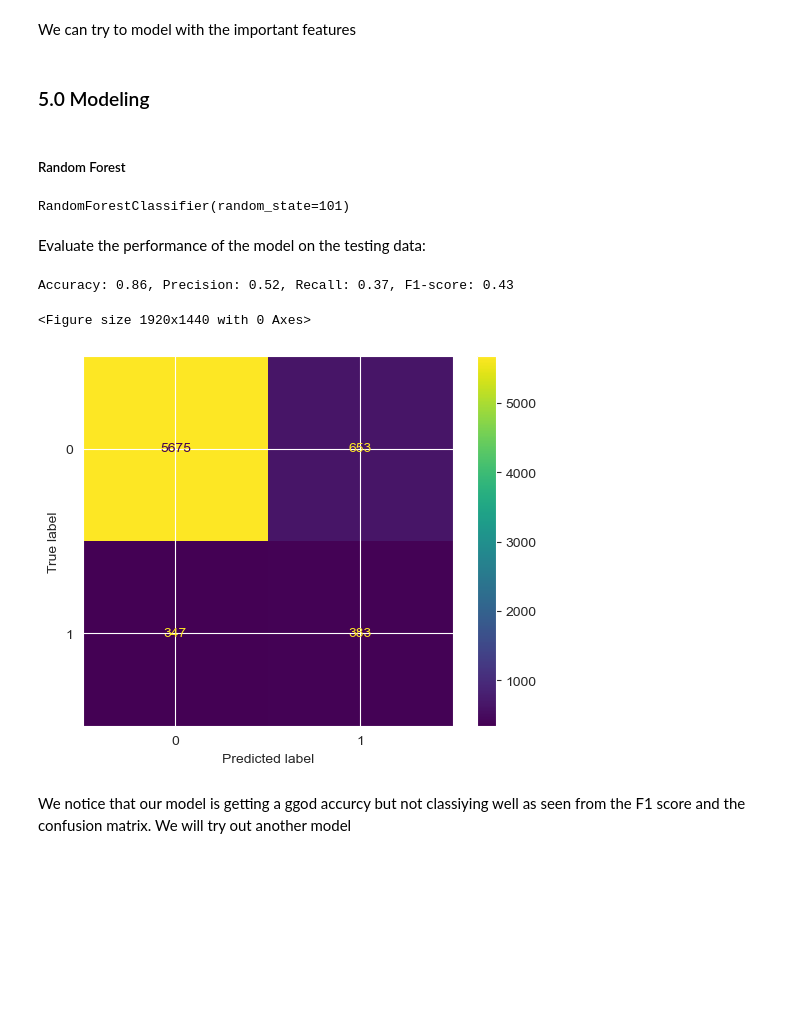
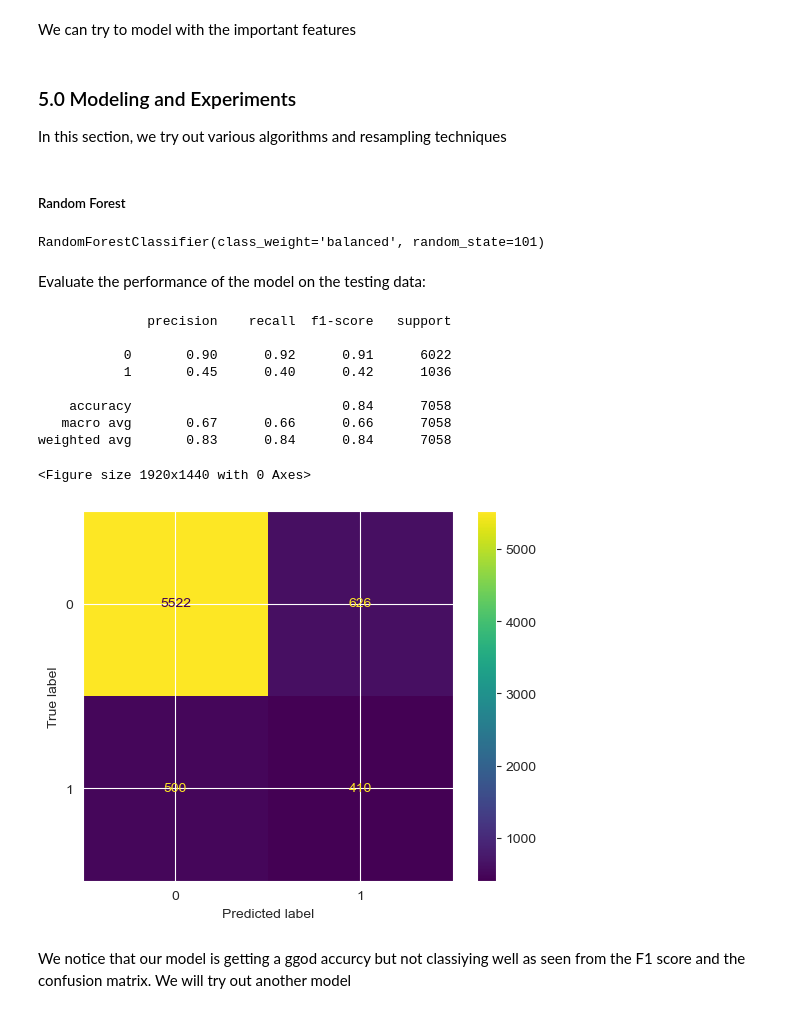
Before and after one commit to penina26/financial-inclusion-africa, a Jupyter notebook: index.ipynb, the cells around one changed output. Saved outputs shown, nothing was run; the diff lists cells and outputs as text; code cells hidden in the pictures; blank space fills up the shorter version.

```diff
--- a/index.ipynb
+++ b/index.ipynb
@@ -901,37 +901,40 @@ X_test_selected = sfm.transform(X_test)
 # %% [markdown]
 We can try to model with the important features
 # %% [markdown]
-### 5.0 Modeling
+### 5.0 Modeling and Experiments
+
+In this section, we try out various algorithms and resampling techniques
 # %% [markdown]
 ##### Random Forest
 # %%
 # Create a random forest model model
-rfc = RandomForestClassifier(n_estimators=100, random_state=101)
+rfc = RandomForestClassifier(n_estimators=100, random_state=101, class_weight='balanced')
 # Fit the model to the training data using the selected features
 rfc.fit(X_train_selected, y_train)
 # %% [output]
-RandomForestClassifier(random_state=101)
+RandomForestClassifier(class_weight='balanced', random_state=101)
 # %% [markdown]
 Evaluate the performance of the model on the testing data:
 # %%
 # Make predictions on the testing data
-y_pred = rfc.predict(X_test_selected)
+y_pred_rfc = rfc.predict(X_test_selected)
 
-# Calculate accuracy, precision, recall, and F1-score
-accuracy = accuracy_score(y_test, y_pred)
-precision = precision_score(y_test, y_pred)
-recall = recall_score(y_test, y_pred)
-f1 = f1_score(y_test, y_pred)
-
-print(f"Accuracy: {accuracy:.2f}, Precision: {precision:.2f}, Recall: {recall:.2f}, F1-score: {f1:.2f}")
+print(classification_report(y_test, y_pred_rfc))
 # %% [output]
-Accuracy: 0.86, Precision: 0.52, Recall: 0.37, F1-score: 0.43
+              precision    recall  f1-score   support
+
+           0       0.90      0.92      0.91      6022
+           1       0.45      0.40      0.42      1036
+
+    accuracy                           0.84      7058
+   macro avg       0.67      0.66      0.66      7058
+weighted avg       0.83      0.84      0.84      7058
 # %%
 plt.figure(dpi=300)
-ConfusionMatrixDisplay.from_predictions(y_pred, y_test);
+ConfusionMatrixDisplay.from_predictions(y_pred_rfc , y_test);
 # %% [output]
 <Figure size 1920x1440 with 0 Axes>
-[figure, old version]
+[figure, new version]
 # %% [markdown]
 We notice that our model is getting a ggod accurcy but not classiying well as seen from the F1 score and the confusion matrix. We will try out another model
 # %% [markdown]
```
Also changed, not shown: parts of 39 cells of this notebook.
